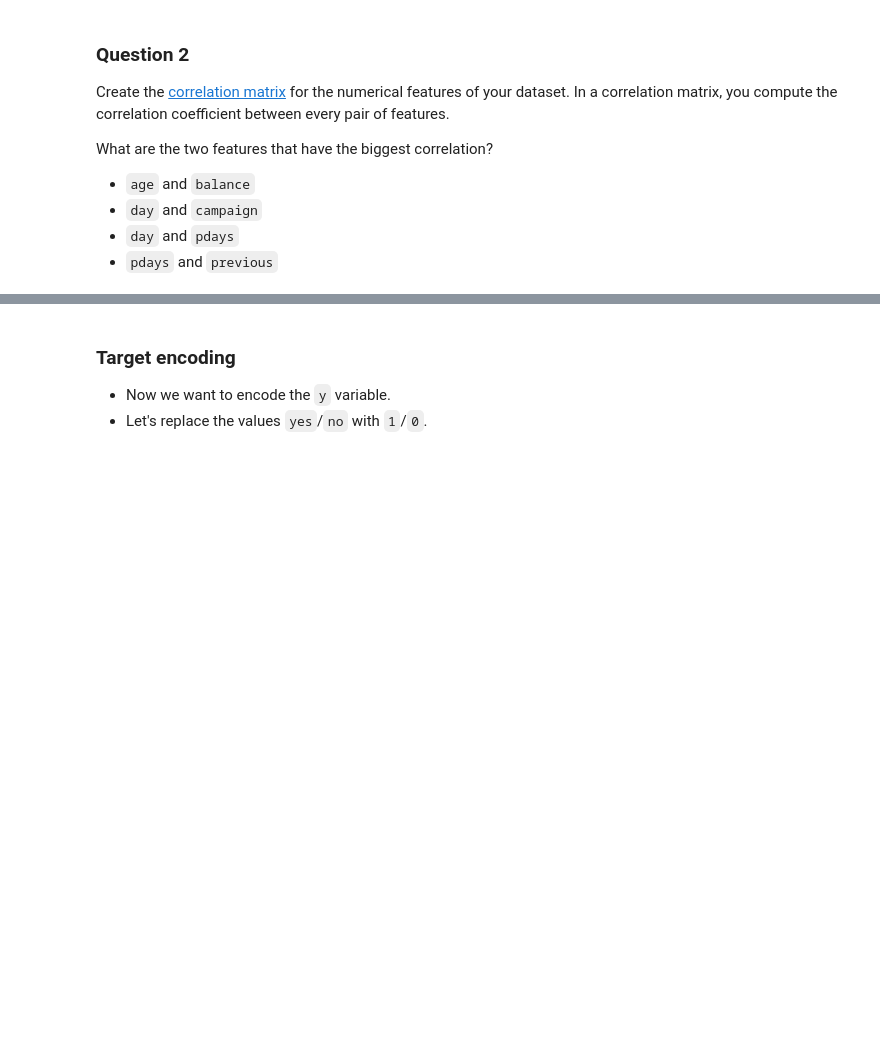
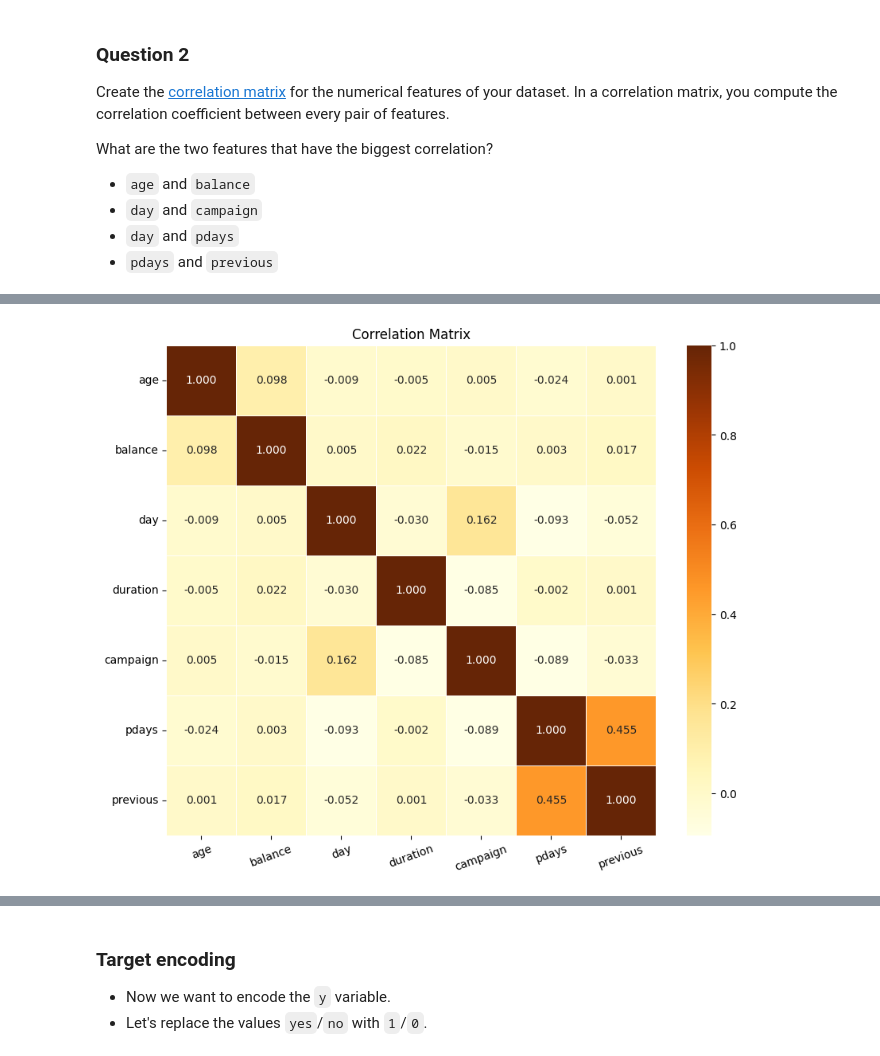
Before and after one commit to wanyingng/machine-learning-zoomcamp-2024, a Jupyter notebook: 03-classification/homework.ipynb, the cells around one changed output, grey strips where cells are left out. Drawn from its saved outputs; the diff is of its cells as text; code cells hidden in the pictures; blank space fills up the shorter version.

```diff
--- a/03-classification/homework.ipynb
+++ b/03-classification/homework.ipynb
@@ -323,0 +328,4 @@ What are the two features that have the biggest correlation?
+# %%
+# Create correlation matrix for numerical features
+correlation_matrix = df[numerical].corr()
+correlation_matrix
@@ -323,0 +341,12 @@ What are the two features that have the biggest correlation?
+# %%
+# Plot correlation coefficient between every pair of features on a heatmap
+plt.figure(figsize=(10, 8))
+
+sns.heatmap(correlation_matrix, annot=True, cmap="YlOrBr", fmt=".3f", linewidths=0.5, square=True)
+plt.title('Correlation Matrix')
+plt.xticks(rotation=20)
+plt.yticks(rotation=0)
+
+plt.show()
+# %% [output]
+[figure, added]
```
Also changed, not shown: parts of 29 cells of this notebook.
